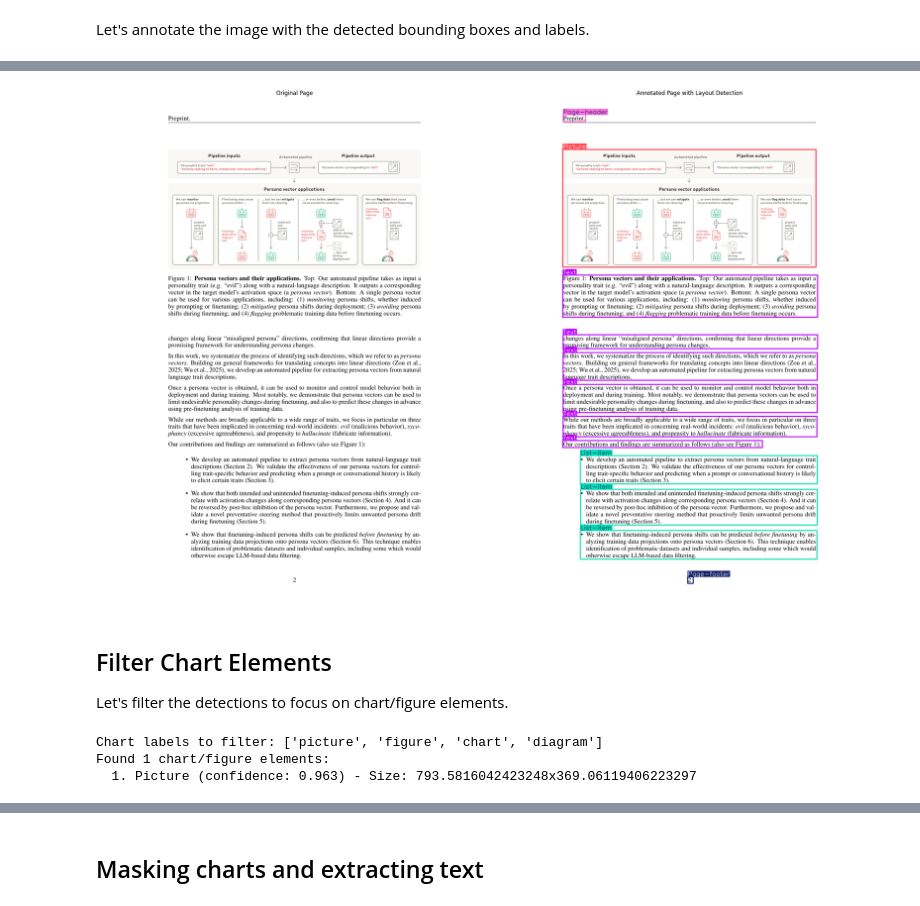
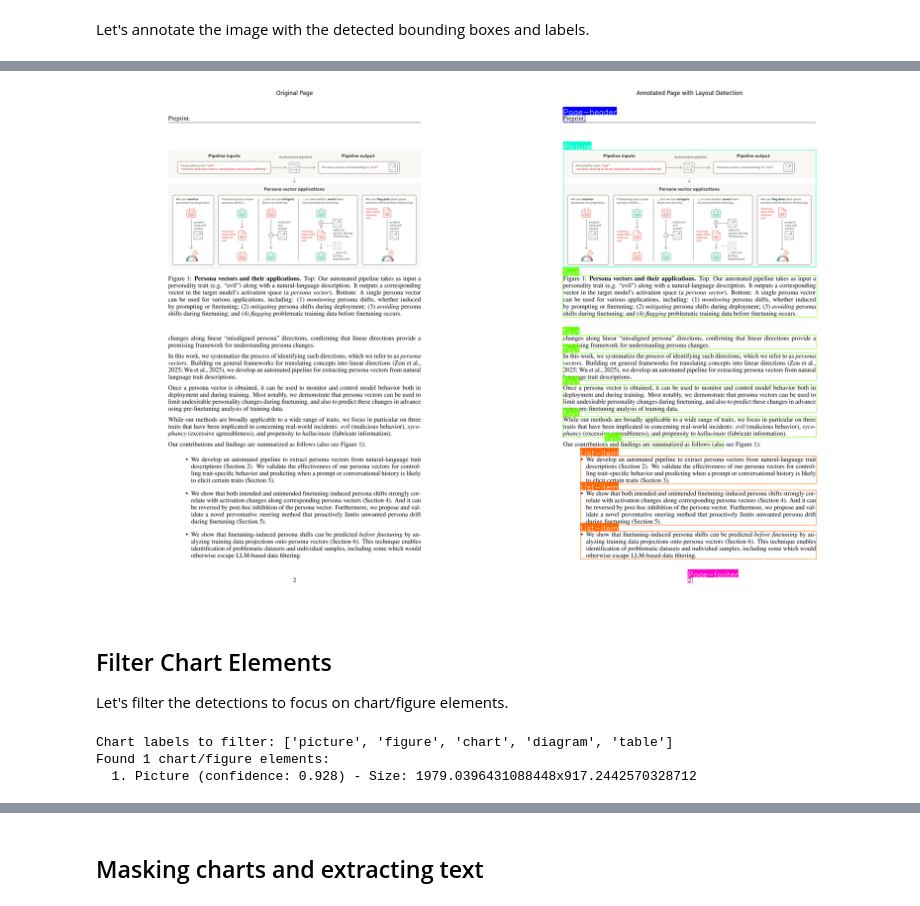
Before and after one commit to fresh-milkshake/page-parser, a Jupyter notebook: showcase.ipynb, the cells around one changed output, grey strips where cells are left out. Saved outputs shown, nothing was run; the diff lists cells and outputs as text; code cells hidden in the pictures.

```diff
--- a/showcase.ipynb
+++ b/showcase.ipynb
@@ -137,9 +148,17 @@ display_pages_horizontally(image_paths, num_pages=10)
 Now let's use the YOLO detector to identify different elements in the document.
 # %%
 # Initialize detector
+from src.pipeline.document.detection.backends import DetectionBackendEnum
+
+settings = get_settings(Path("settings.toml"))
+
 model_path = "models/yolov12l-doclaynet.pt"
-detector = Detector(model_path=model_path)
+detector = Detector(
+    backend=DetectionBackendEnum.YOLO_DOCLAYNET,
+    model_path=model_path,
+    settings=settings,
+)
 
 print(f"Detector initialized with model: {model_path}")
-print(f"Model class names: {detector.model.names}")
+print(f"Model class names: {detector.get_possible_labels()}")
 # %% [output]
@@ -148,8 +167,12 @@ print(f"Model class names: {detector.model.names}")
 Detector initialized with model: models/yolov12l-doclaynet.pt
 Model class names: {0: 'Caption', 1: 'Footnote', 10: 'Title', 2: 'Formula', 3: 'List-item', 4: 'Page-footer', 5: 'Page-header', 6: 'Picture', 7: 'Section-header', 8: 'Table', 9: 'Text'}
+# %%
+from src.pipeline.utils import load_rgb_image
+
+image = load_rgb_image(Path("data/page_2.png"))
 # %%
 # Detect layout elements in the first page
-detections = detector.parse_layout(Path(second_page_path))
+detections = detector.parse_layout(image)
 
 print(f"Found {len(detections)} elements:")
 for i, detection in enumerate(detections):
@@ -177,29 +201,23 @@ Found 12 elements:
 # %% [markdown]
 Let's annotate the image with the detected bounding boxes and labels.
 # %%
-# Annotate the image with detections
-from src.pipeline.image.annotate import Fonts
+annotator = NumpyAnnotator(
+    image=image,
+    detections=detections,
+)
 
-annotated_img = annotate_image(
-    image_path=str(second_page_path),
-    detections=detections,
-    line_width=2,
-)
+annotated_img = annotator.annotate()
 
 # Display original and annotated images side by side
 fig, axes = plt.subplots(1, 2, figsize=(24, 16))
 
-# Load and display the original image
-original_img = cv2.imread(str(second_page_path), cv2.IMREAD_COLOR)
-original_img_rgb = cv2.cvtColor(original_img, cv2.COLOR_BGR2RGB)
-axes[0].imshow(original_img_rgb)
-axes[0].axis('off')
+axes[0].imshow(image)
+axes[0].axis("off")
 axes[0].set_title("Original Page")
 
 # Display the annotated image
-annotated_img_rgb = cv2.cvtColor(annotated_img, cv2.COLOR_BGR2RGB)
-axes[1].imshow(annotated_img_rgb)
-axes[1].axis('off')
+axes[1].imshow(annotated_img)
+axes[1].axis("off")
 axes[1].set_title("Annotated Page with Layout Detection")
 
 plt.tight_layout()
@@ -210,4 +226,4 @@ plt.show()
-[figure, old version]
+[figure, new version]
 # %% [markdown]
 ## Filter Chart Elements
 
@@ -227,7 +243,7 @@ for i, detection in enumerate(chart_detections):
     height = y2 - y1
     print(f"  {i+1}. {detection.label_name} (confidence: {detection.confidence:.3f}) - Size: {width}x{height}")
 # %% [output]
-Chart labels to filter: ['picture', 'figure', 'chart', 'diagram']
+Chart labels to filter: ['picture', 'figure', 'chart', 'diagram', 'table']
 Found 1 chart/figure elements:
-  1. Picture (confidence: 0.963) - Size: 793.5816042423248x369.06119406223297
+  1. Picture (confidence: 0.928) - Size: 1979.0396431088448x917.2442570328712
 # %%
```
Also changed, not shown: parts of 12 cells of this notebook, 35 other files.
